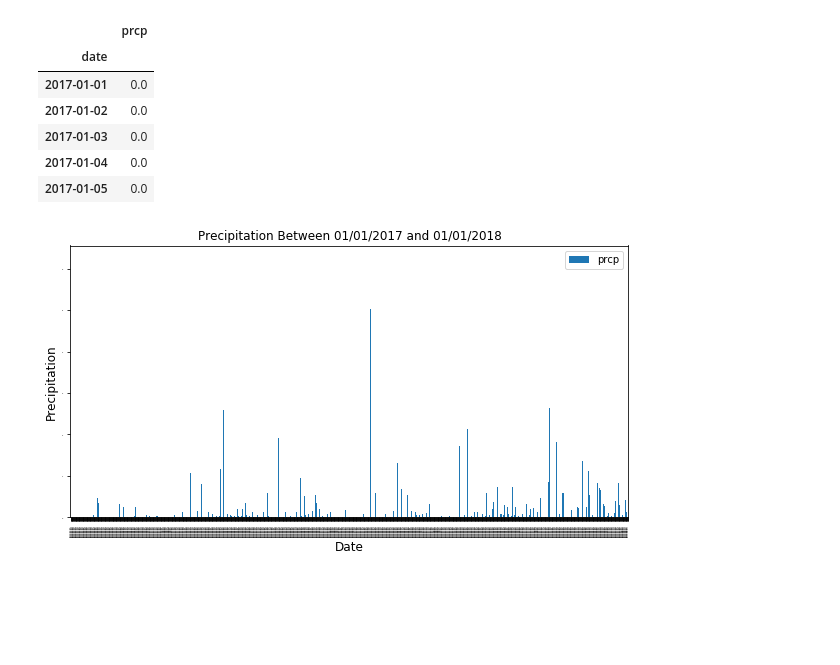
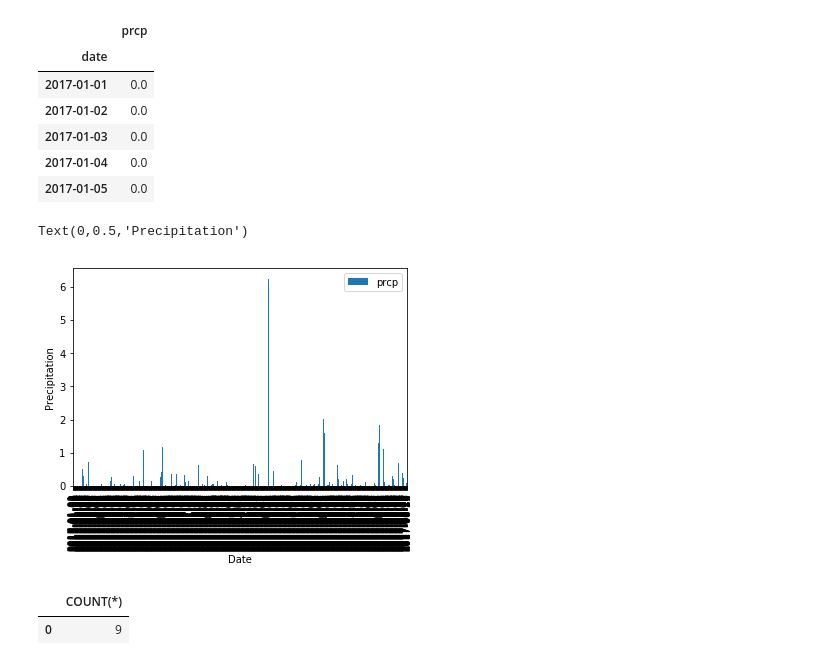
Before and after one commit to lindafarley/DataVisualization, a Jupyter notebook: Hawaii/climate_analysis.ipynb, the cells around one changed output. Cells and saved outputs as stored; diff of their text form; code cells hidden in the pictures; blank space fills up the shorter version.

```diff
--- a/Hawaii/climate_analysis.ipynb
+++ b/Hawaii/climate_analysis.ipynb
@@ -31,7 +32,7 @@ session = Session(engine)
 prcp_query = pd.read_sql_query("SELECT date, prcp FROM measurement_sql WHERE date between '2017-01-01' AND '2018-01-01';", engine)
 # %%
 prcp_df = pd.DataFrame(prcp_query)
-prcp_df = prcp_df.set_index(date)
+prcp_df = prcp_df.set_index('date')
 prcp_df.head()
 # %% [output]
 |  | prcp |
@@ -41,10 +42,18 @@ prcp_df.head()
 | 2017-01-03 | 0.0 |
 | 2017-01-04 | 0.0 |
 | 2017-01-05 | 0.0 |
-# %%
-ax = prcp_df.plot(kind='bar', title ="Precipitation Between 01/01/2017 and 01/01/2018", figsize=(10, 5), legend=True, fontsize=2)
-ax.set_xlabel("Date", fontsize=12)
-ax.set_ylabel("Precipitation", fontsize=12)
-plt.show()
-# %% [output]
-[figure, removed]
+# %%
+#Bar graph
+prcp_df.plot.bar()
+plt.xlabel("Date")
+plt.ylabel("Precipitation")
+# %% [output]
+Text(0,0.5,'Precipitation')
+[figure, added]
+# %%
+# Query to find how many stations there are
+count_query = pd.read_sql_query("SELECT COUNT(*) FROM station_sql;", engine)
+count_query
+# %% [output]
+|  | COUNT(*) |
+| 0 | 9 |
```
Also changed, not shown: parts of 8 cells of this notebook, 5 other files.
